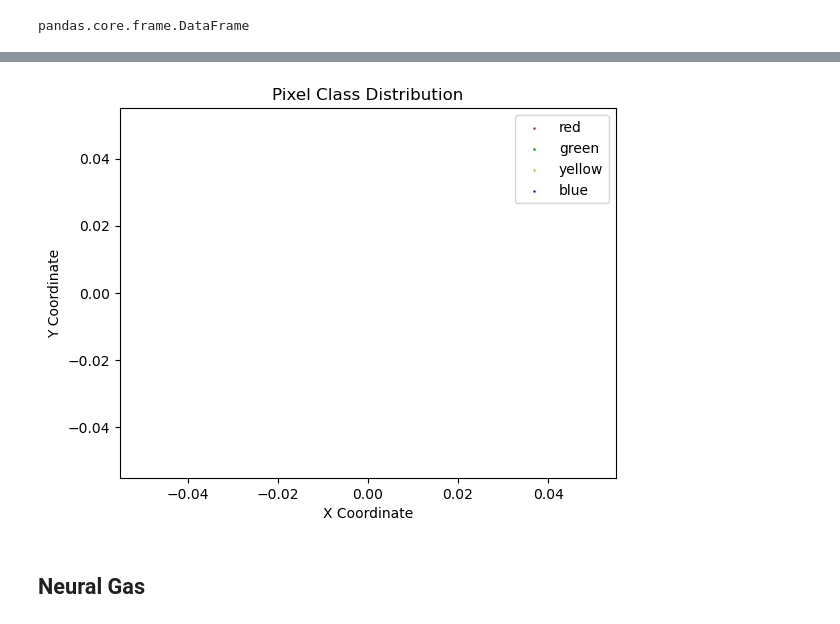
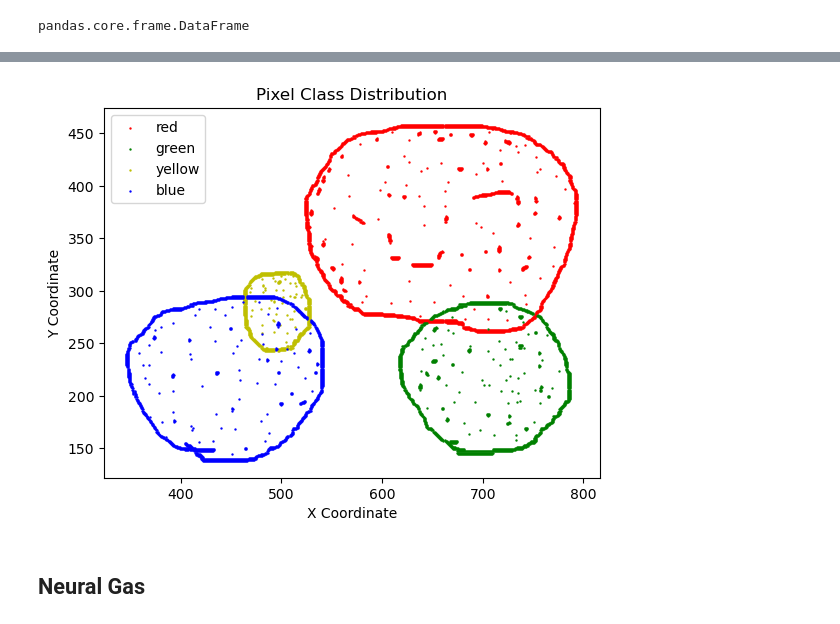
Before and after one commit to Murdock135/growing-neural-gas, a Jupyter notebook: src.ipynb, the cells around one changed output, grey strips where cells are left out. Cells and saved outputs as stored; diff of their text form; code cells hidden in the pictures.

```diff
--- a/src.ipynb
+++ b/src.ipynb
@@ -111,29 +111,29 @@ dataset.plot_data()
 # %%
-# # Create a figure and axis for the plot
-# fig, ax = plt.subplots()
+# Create a figure and axis for the plot
+fig, ax = plt.subplots()
 
-# # List of colors for plotting, should match the classes in your DataFrame
-# colors = {'red': 'r', 'green': 'g', 'yellow': 'y', 'blue': 'b'}
+# List of colors for plotting, should match the classes in your DataFrame
+colors = {'red': 'r', 'green': 'g', 'yellow': 'y', 'blue': 'b'}
 
-# # Plot each class with its respective color
-# for label, color in colors.items():
-#     subset = df[df['class'] == label]
-#     subset_x = [coord[0] for coord in subset['coordinate']]
-#     subset_y = [coord[1] for coord in subset['coordinate']]
+# Plot each class with its respective color
+for label, color in colors.items():
+    subset = df[df['class'] == label]
+    subset_x = [coord[0] for coord in subset['coordinate']]
+    subset_y = [coord[1] for coord in subset['coordinate']]
 
-#     ax.scatter(subset_x, subset_y, c=color, s=0.5, label=label)
+    ax.scatter(subset_x, subset_y, c=color, s=0.5, label=label)
 
-# # Optional: Invert y-axis to match the image's original coordinate system
-# # ax.invert_yaxis()
+# Optional: Invert y-axis to match the image's original coordinate system
+# ax.invert_yaxis()
 
-# # Optional: Add legend and titles
-# ax.legend()
-# plt.title('Pixel Class Distribution')
-# plt.xlabel('X Coordinate')
-# plt.ylabel('Y Coordinate')
-# plt.show()
+# Optional: Add legend and titles
+ax.legend()
+plt.title('Pixel Class Distribution')
+plt.xlabel('X Coordinate')
+plt.ylabel('Y Coordinate')
+plt.show()
 # %% [output]
-[figure, old version]
+[figure, new version]
 # %% [markdown]
 ## Neural Gas
 # %%
```
Also changed, not shown: parts of 7 cells of this notebook, 2 other files.
